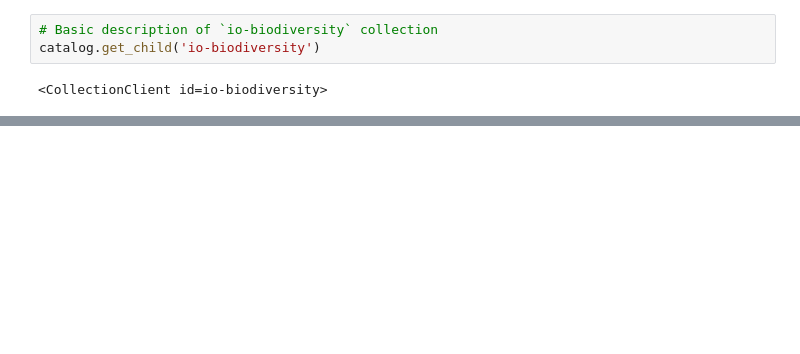
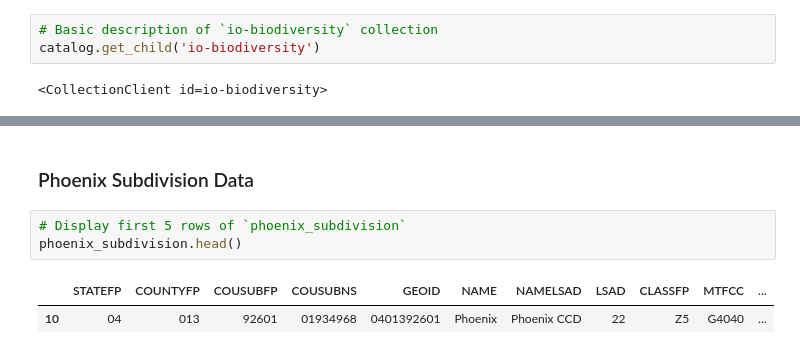
Before and after one commit to rfswick/EDS220-Final-Project, a Jupyter notebook: bii-changes-maricopa-county.ipynb, the cells around one changed output, grey strips where cells are left out. Drawn from its saved outputs; the diff is of its cells as text; blank space fills up the shorter version.

Commit message:
Update data exploration

```diff
--- a/bii-changes-maricopa-county.ipynb
+++ b/bii-changes-maricopa-county.ipynb
@@ -117,0 +196,8 @@ catalog.get_child('io-biodiversity')
+# %% [markdown]
+### Phoenix Subdivision Data
+# %%
+# Display first 5 rows of `phoenix_subdivision`
+phoenix_subdivision.head()
+# %% [output]
+|  | STATEFP | COUNTYFP | COUSUBFP | COUSUBNS | GEOID | NAME | NAMELSAD | LSAD | CLASSFP | MTFCC | ... |
+| 10 | 04 | 013 | 92601 | 01934968 | 0401392601 | Phoenix | Phoenix CCD | 22 | Z5 | G4040 | ... |
```
Also changed, not shown: parts of 12 cells of this notebook.
